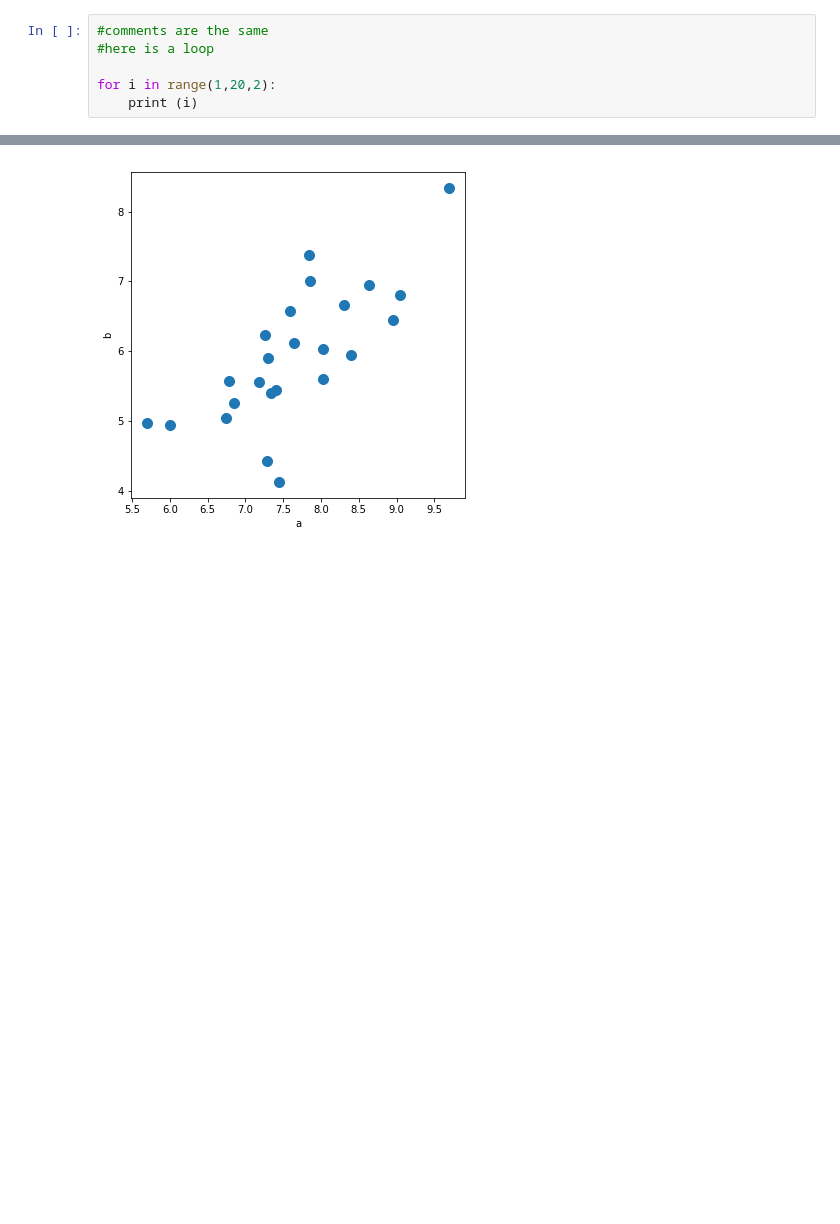
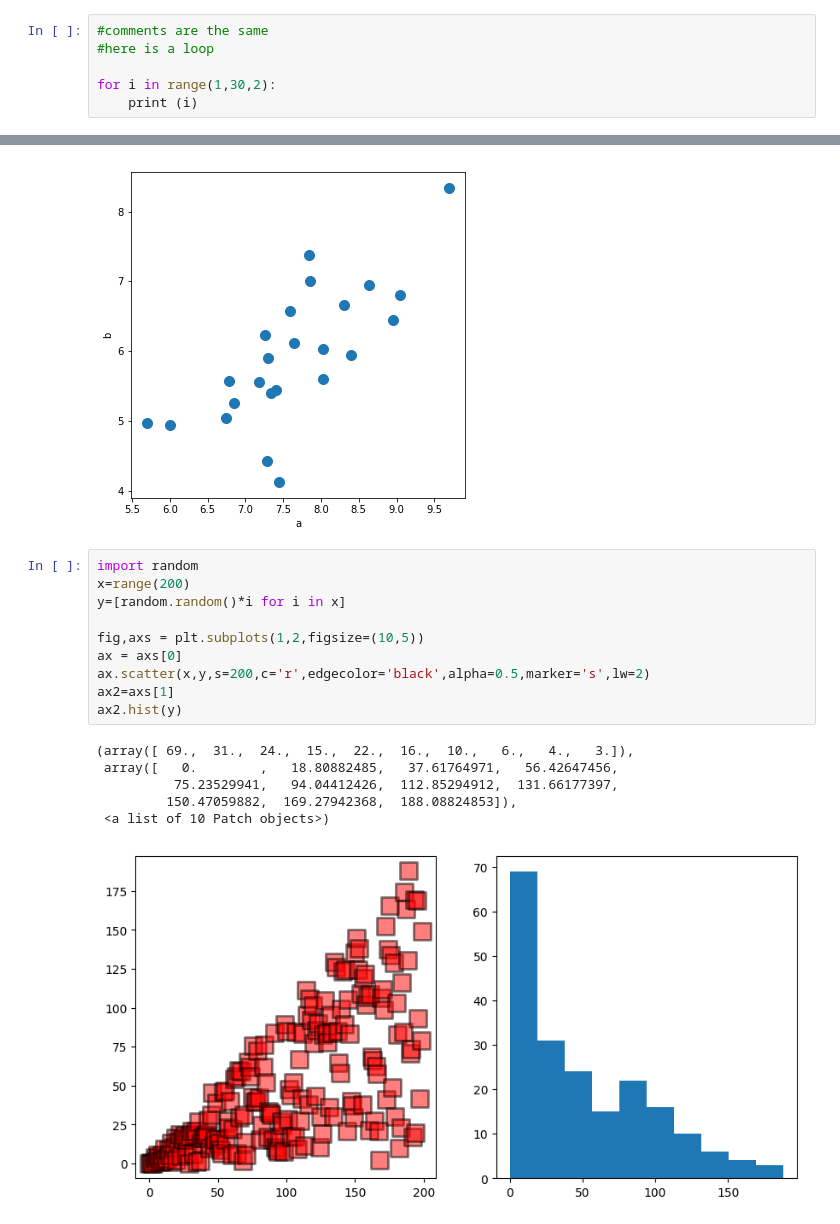
Before and after one commit to valentinegarikayi/Getting-Started-, a Jupyter notebook: example1.ipynb, the cells around one changed output, grey strips where cells are left out. Drawn from its saved outputs; the diff is of its cells as text; blank space fills up the shorter version.

```diff
--- a/example1.ipynb
+++ b/example1.ipynb
@@ -20,7 +20,7 @@ from IPython.core.display import HTML
 #comments are the same
 #here is a loop
 
-for i in range(1,20,2):
+for i in range(1,30,2):
     print (i)
 # %% [output]
 1
@@ -88,3 +93,20 @@ df.plot('a','b',kind='scatter',figsize=(6,6),s=100)
 <matplotlib.axes._subplots.AxesSubplot at 0x...>
 [figure]
 [figure]
+# %%
+import random
+x=range(200)
+y=[random.random()*i for i in x]
+
+fig,axs = plt.subplots(1,2,figsize=(10,5))
+ax = axs[0]
+ax.scatter(x,y,s=200,c='r',edgecolor='black',alpha=0.5,marker='s',lw=2)
+ax2=axs[1]
+ax2.hist(y)
+# %% [output]
+(array([ 69.,  31.,  24.,  15.,  22.,  16.,  10.,   6.,   4.,   3.]),
+ array([   0.        ,   18.80882485,   37.61764971,   56.42647456,
+          75.23529941,   94.04412426,  112.85294912,  131.66177397,
+         150.47059882,  169.27942368,  188.08824853]),
+ <a list of 10 Patch objects>)
+[figure, added]
```
Also changed, not shown: parts of 4 cells of this notebook, 1 other file.
